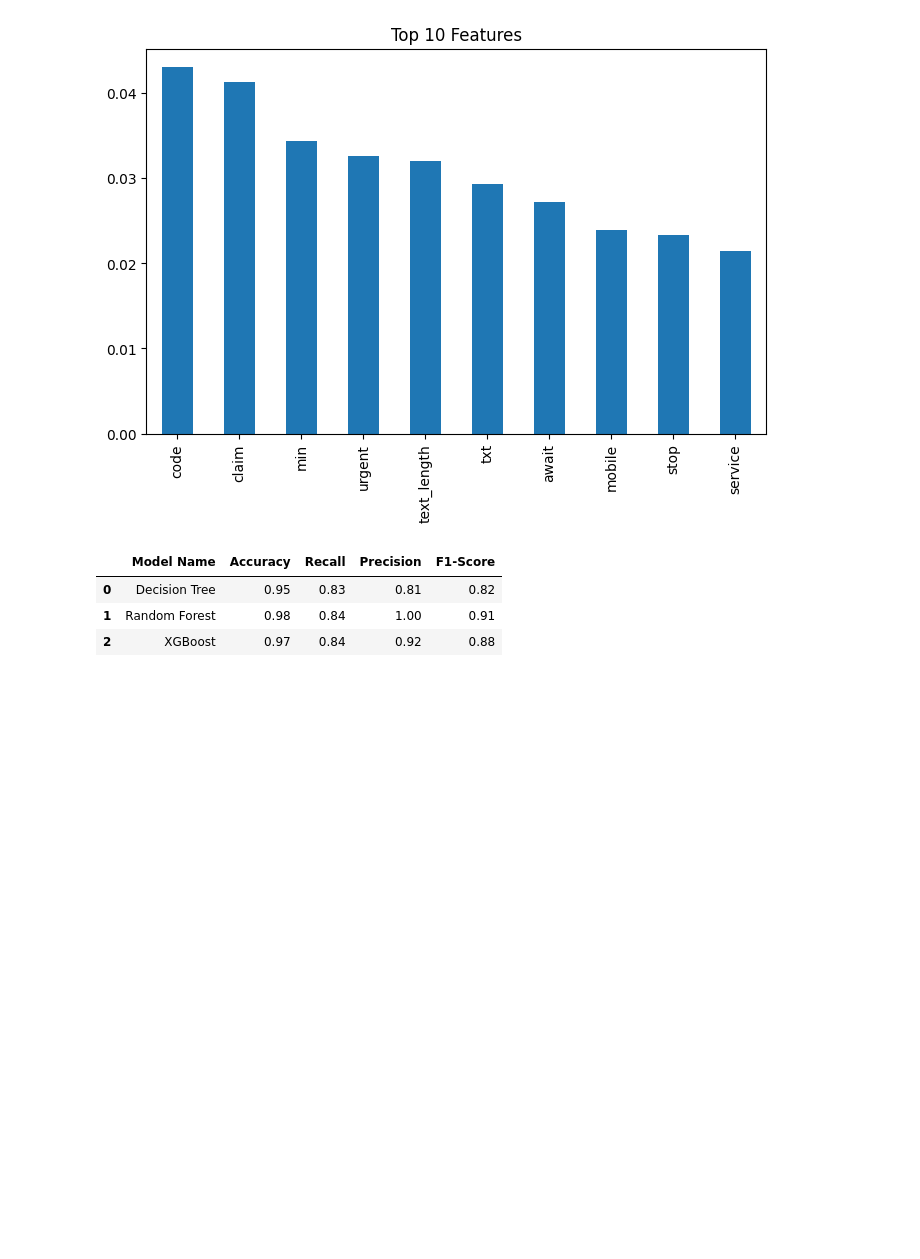
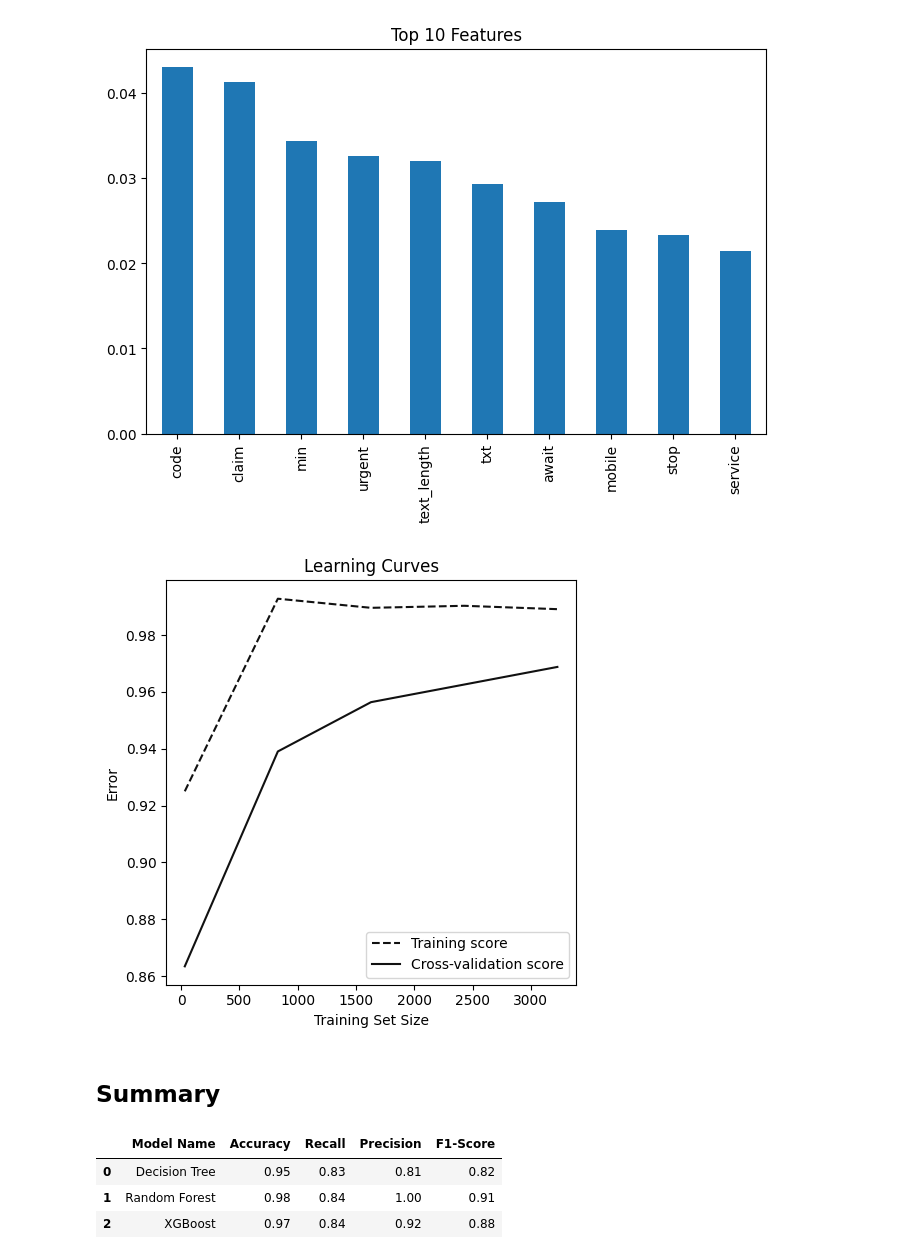
Before and after one commit to shaq31415926/intro-to-ml, a Jupyter notebook: 07Lecture/notebooks/01-sh-spam-detection-model.ipynb, the cells around one changed output. Drawn from its saved outputs; the diff is of its cells as text; code cells hidden in the pictures; blank space fills up the shorter version.

```diff
--- a/07Lecture/notebooks/01-sh-spam-detection-model.ipynb
+++ b/07Lecture/notebooks/01-sh-spam-detection-model.ipynb
@@ -264,6 +287,12 @@ precision_score(y_test, y_pred_xgb)
 feature_importance_plot(clf_xgb, X_train, n = 10)
 # %% [output]
 [figure]
+# %%
+learning_curve_plot(clf_xgb, X_train, y_train, scoring = 'accuracy')
+# %% [output]
+[figure, added]
+# %% [markdown]
+## Summary
 # %%
 # This code is just for demonstration, and to compare the metrics of the models
 
```
Also changed, not shown: parts of 10 cells of this notebook.
